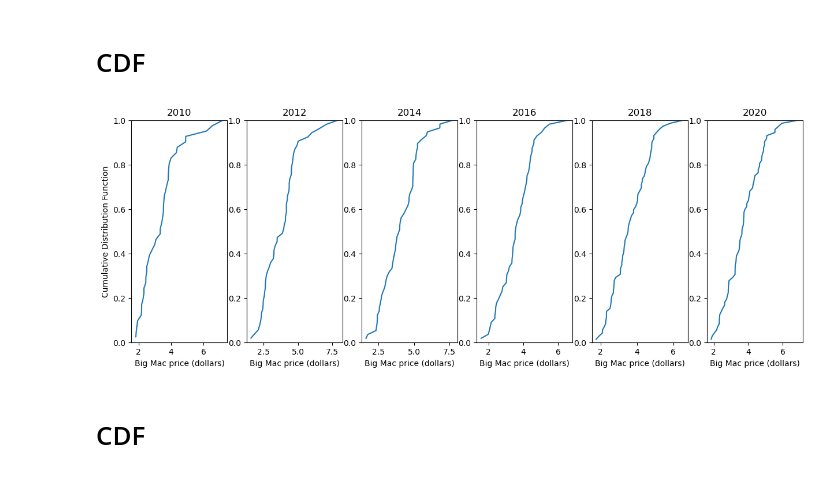
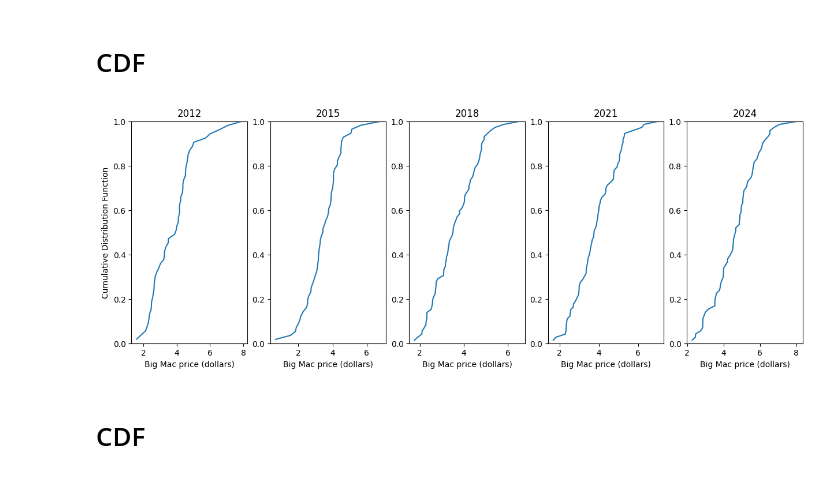
Before and after one commit to balouf/cell, a Jupyter notebook: CELL22-C11-Mobile-Data-Analytics.ipynb, the cells around one changed output. Saved outputs shown, nothing was run; the diff lists cells and outputs as text; code cells hidden in the pictures.

```diff
--- a/CELL22-C11-Mobile-Data-Analytics.ipynb
+++ b/CELL22-C11-Mobile-Data-Analytics.ipynb
@@ -223,6 +211,8 @@ country {'name': 'Panama'}
 # %% [markdown]
 You can also load from string (instead of from file)
 # %%
+with open('data.xml', 'rt') as f:
+    xml = f.read()
 root = ET.fromstring(xml)
 print(f"Main tag: {root.tag}; main attributes: {root.attrib}")
 print(f"Text of second element of first element: {root[0][1].text}")
@@ -383,7 +372,7 @@ https://github.com/TheEconomist/big-mac-data
 # %%
 from requests import Session
 s = Session()
-url = "https://github.com/TheEconomist/big-mac-data/raw/master/source-data/big-mac-source-data.csv"
+url = "https://github.com/TheEconomist/big-mac-data/raw/master/source-data/big-mac-source-data-v2.csv"
 big_mac = s.get(url).text
 print(big_mac[:300])
 # %% [output]
@@ -508,12 +500,14 @@ class BMI:
     price: float
     d_ex: float
     gpd: float
+    gpd_l: float
     date: datetime
 
     def __post_init__(self):
         self.price = float(self.price) if self.price else None
         self.d_ex = float(self.d_ex) if self.d_ex else None
         self.gpd = float(self.gpd) if self.gpd else None
+        self.gpd_l = float(self.gpd_l) if self.gpd_l else None
         self.date = datetime.strptime(self.date, "%Y-%m-%d")
 
 
@@ -756,8 +750,7 @@ df
 # Load data: numpy
 # %%
 import numpy as np
-with open(grid_file) as f:
-    with open('small_data.txt','wt') as t:
+with open(grid_file) as f, open('small_data.txt','wt') as t:
         for _ in range(10):
             t.write(f.readline())
 a = np.genfromtxt('small_data.txt', delimiter='\t')
@@ -979,9 +966,9 @@ def subplot_by_year(ys):
 # %% [markdown]
 # CDF
 # %%
-subplot_by_year(range(2010, 2021, 2))
+subplot_by_year(range(2012, 2025, 3))
 # %% [output]
-[figure, old version]
+[figure, new version]
 # %% [markdown]
 # CDF
 # %%
```
Also changed, not shown: parts of 25 cells of this notebook, 1 other file.
